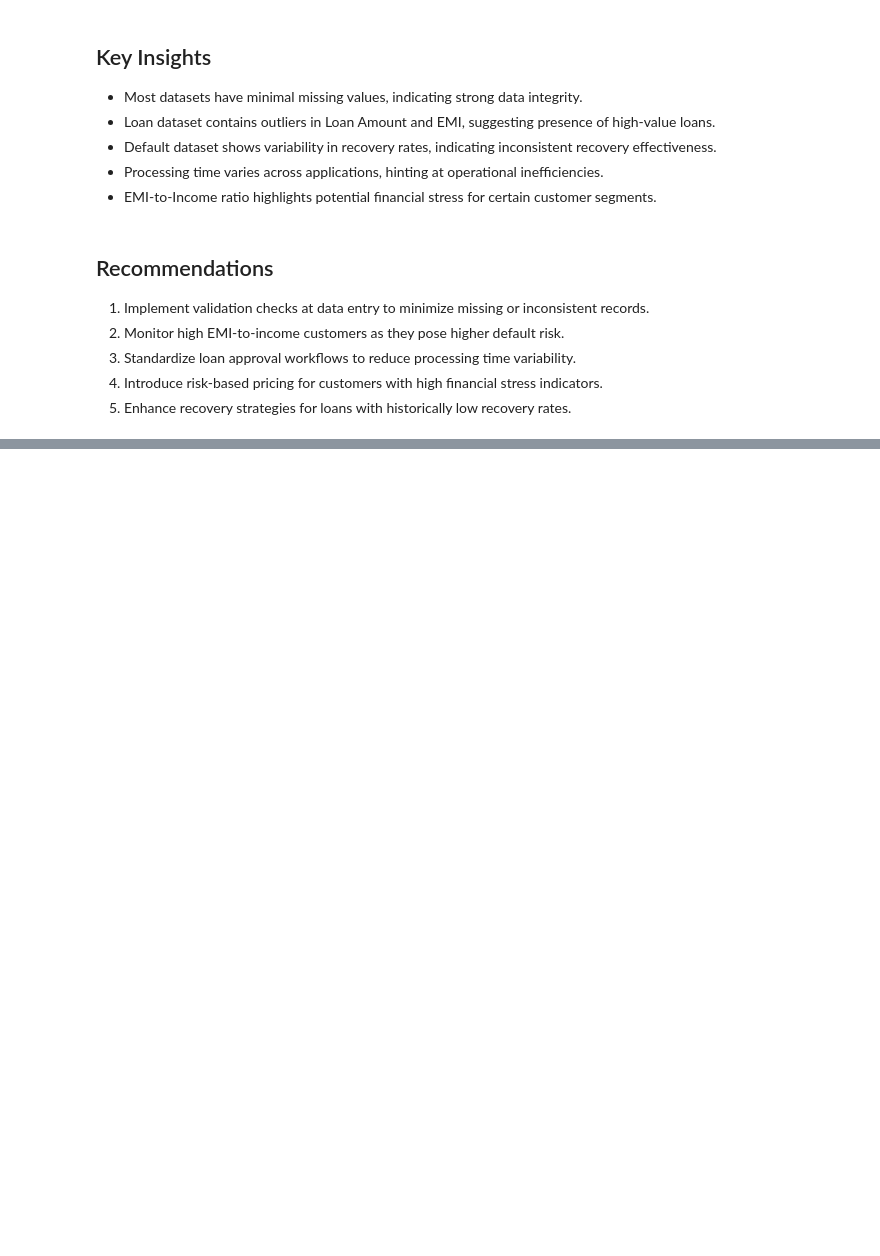
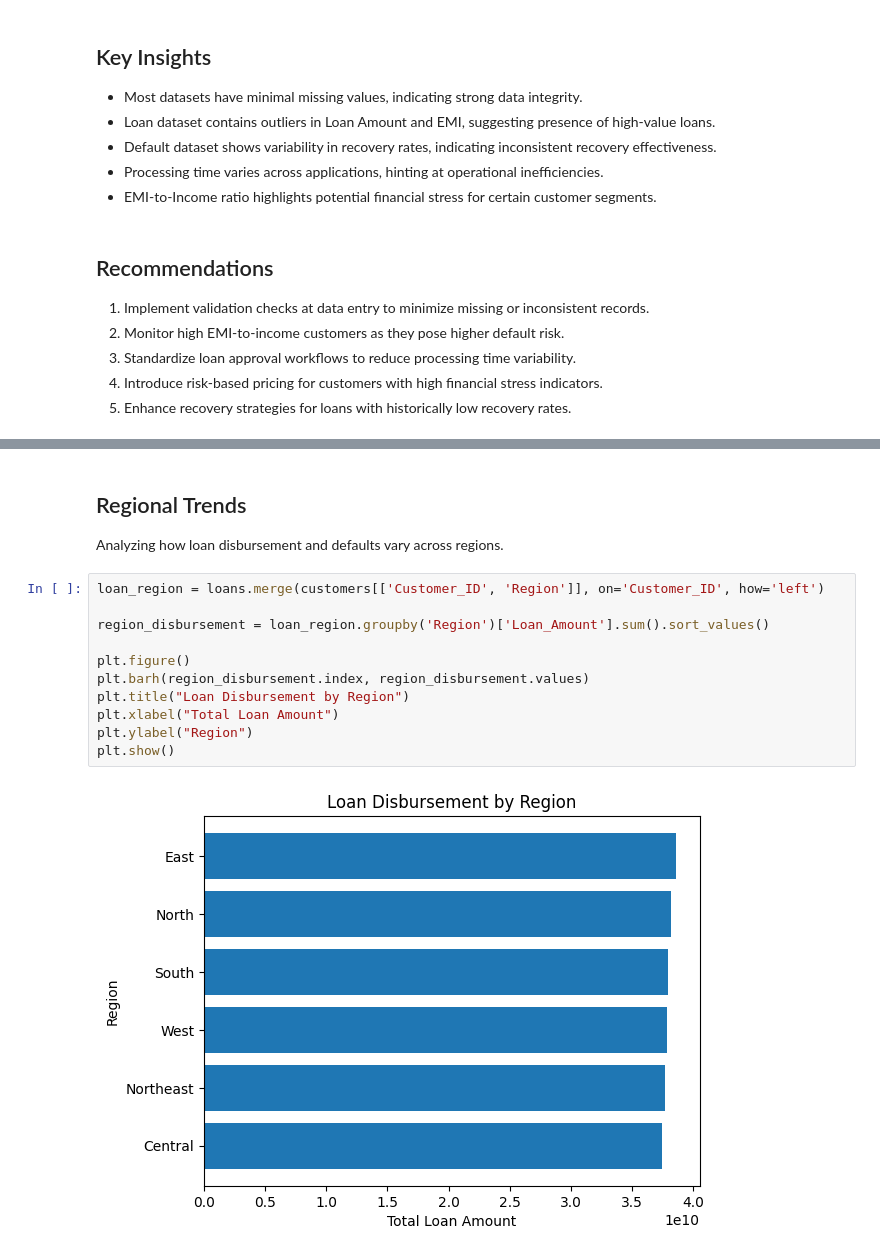
Before and after one commit to madhurmd/hero-fincorp-loan-analysis, a Jupyter notebook: notebooks/analysis.ipynb, the cells around one changed output, grey strips where cells are left out. Saved outputs shown, nothing was run; the diff lists cells and outputs as text; blank space fills up the shorter version.

```diff
--- a/notebooks/analysis.ipynb
+++ b/notebooks/analysis.ipynb
@@ -225,0 +266,17 @@ loans['EMI_to_Income'] = loans['EMI_Amount'] / (loans['Annual_Income'] / 12)
+# %% [markdown]
+## Regional Trends
+
+Analyzing how loan disbursement and defaults vary across regions.
+# %%
+loan_region = loans.merge(customers[['Customer_ID', 'Region']], on='Customer_ID', how='left')
+
+region_disbursement = loan_region.groupby('Region')['Loan_Amount'].sum().sort_values()
+
+plt.figure()
+plt.barh(region_disbursement.index, region_disbursement.values)
+plt.title("Loan Disbursement by Region")
+plt.xlabel("Total Loan Amount")
+plt.ylabel("Region")
+plt.show()
+# %% [output]
+[figure, added]
```
Also changed, not shown: parts of 13 cells of this notebook.
